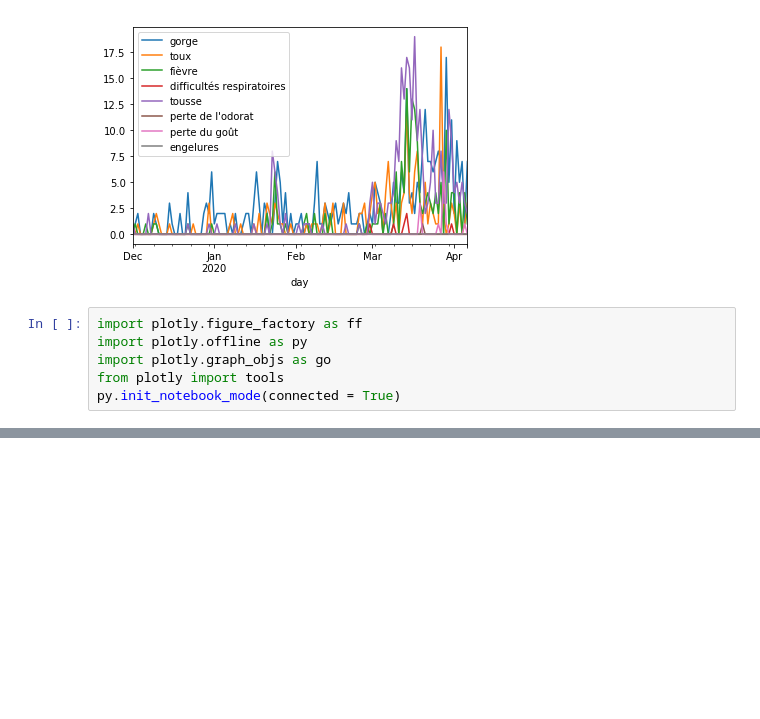
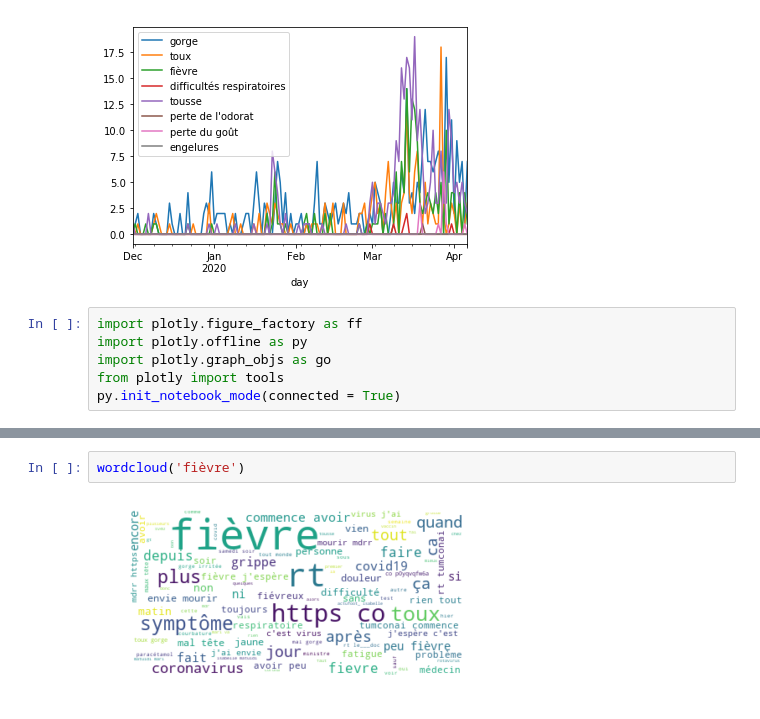
Before and after one commit to Naila-elh/Covid19-Analysis, a Jupyter notebook: 3-analysis/3-1-get-tweets-from-users-timeline.ipynb, the cells around one changed output, grey strips where cells are left out. Drawn from its saved outputs; the diff is of its cells as text; blank space fills up the shorter version.

```diff
--- a/3-analysis/3-1-get-tweets-from-users-timeline.ipynb
+++ b/3-analysis/3-1-get-tweets-from-users-timeline.ipynb
@@ -192,0 +201,4 @@ plot_symptoms_evolution()
+# %%
+wordcloud('fièvre')
+# %% [output]
+[figure, added]
```
Also changed, not shown: parts of 8 cells of this notebook.
